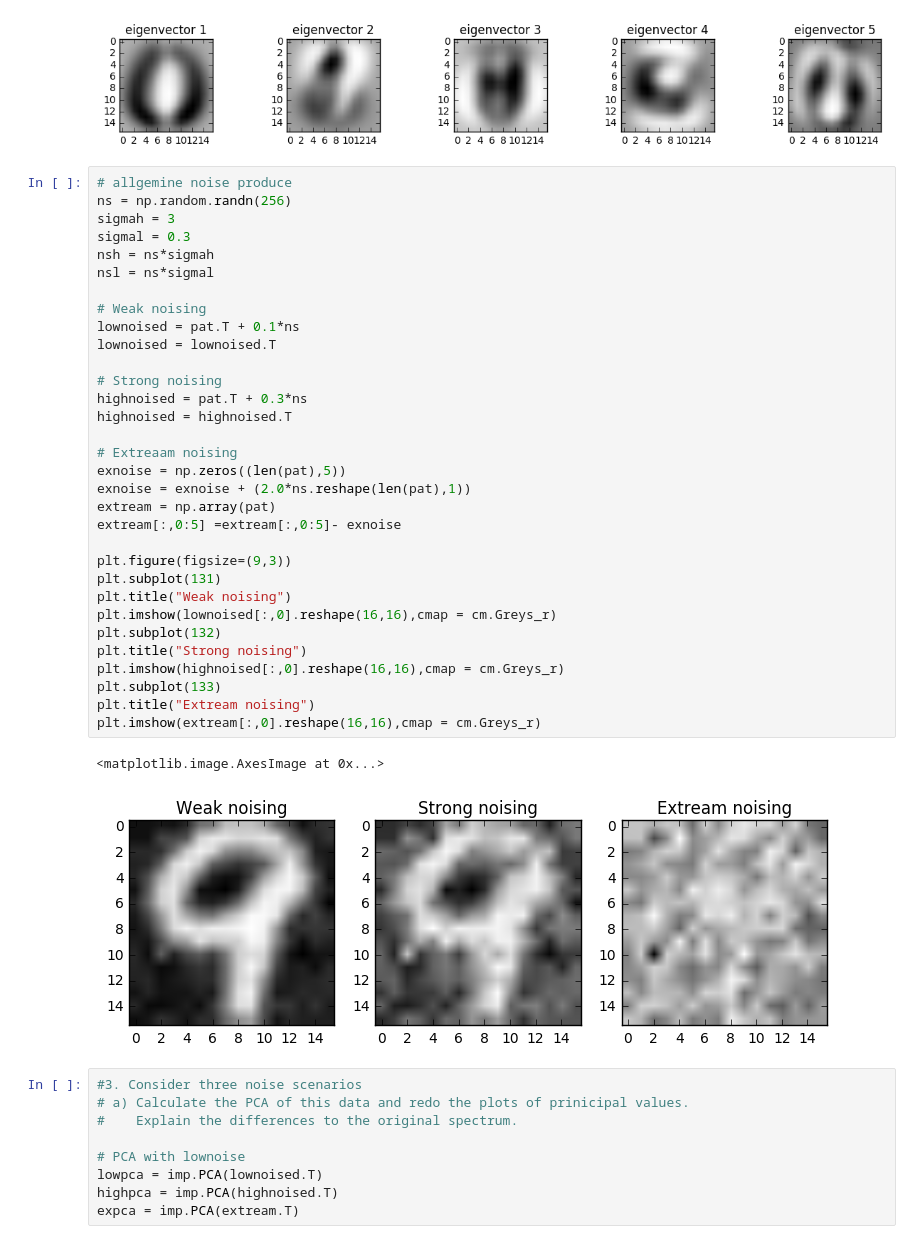
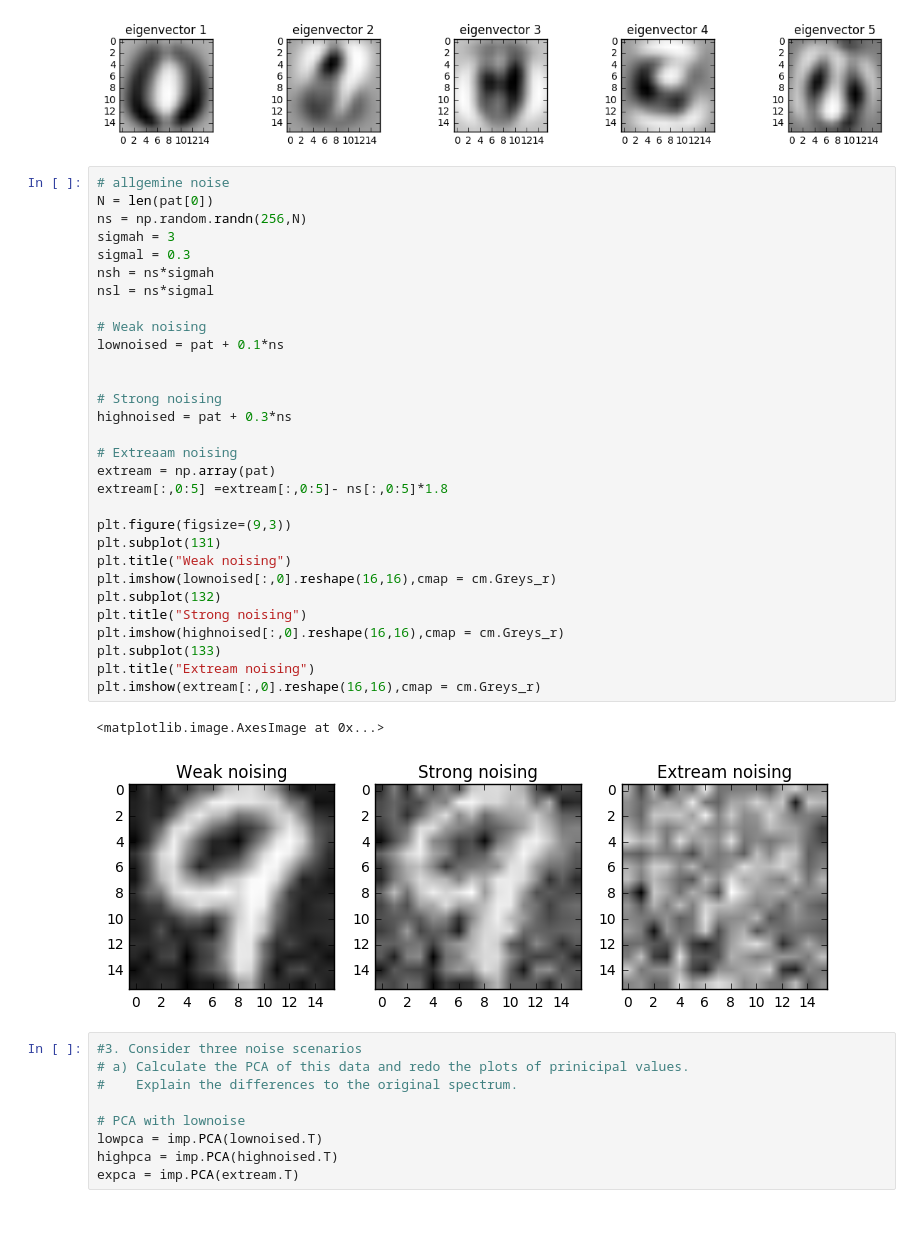
Before and after one commit to hirogit1002/ML_lab, a Jupyter notebook: 01/UB01-Copy2.ipynb, the cells around one changed output. Cells and saved outputs as stored; diff of their text form.

```diff
--- a/01/UB01-Copy2.ipynb
+++ b/01/UB01-Copy2.ipynb
@@ -53,40 +57,38 @@ for i in range(5):
 # %% [output]
 [figure]
 # %%
-# allgemine noise produce
-ns = np.random.randn(256)
+# allgemine noise
+N = len(pat[0])
+ns = np.random.randn(256,N)
 sigmah = 3
 sigmal = 0.3
 nsh = ns*sigmah
 nsl = ns*sigmal
 
 # Weak noising
-lownoised = pat.T + 0.1*ns
-lownoised = lownoised.T
+lownoised = pat + 0.1*ns
+
 
 # Strong noising
-highnoised = pat.T + 0.3*ns
-highnoised = highnoised.T
+highnoised = pat + 0.3*ns
 
 # Extreaam noising
-exnoise = np.zeros((len(pat),5))
-exnoise = exnoise + (2.0*ns.reshape(len(pat),1))
 extream = np.array(pat)
-extream[:,0:5] =extream[:,0:5]- exnoise
+extream[:,0:5] =extream[:,0:5]- ns[:,0:5]*1.8
 
 plt.figure(figsize=(9,3))
 plt.subplot(131)
 plt.title("Weak noising")
 plt.imshow(lownoised[:,0].reshape(16,16),cmap = cm.Greys_r)
 plt.subplot(132)
 plt.title("Strong noising")
 plt.imshow(highnoised[:,0].reshape(16,16),cmap = cm.Greys_r)
 plt.subplot(133)
 plt.title("Extream noising")
 plt.imshow(extream[:,0].reshape(16,16),cmap = cm.Greys_r)
 # %% [output]
 <matplotlib.image.AxesImage at 0x...>
-[figure, old version]
+[figure, new version]
 # %%
 #3. Consider three noise scenarios
 # a) Calculate the PCA of this data and redo the plots of prinicipal values.
```
Also changed, not shown: parts of 26 cells of this notebook, 20 other files.
